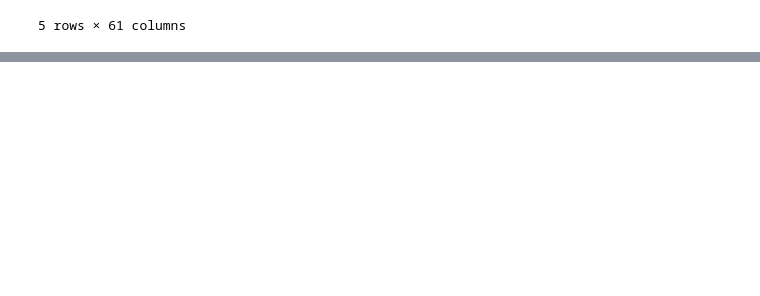
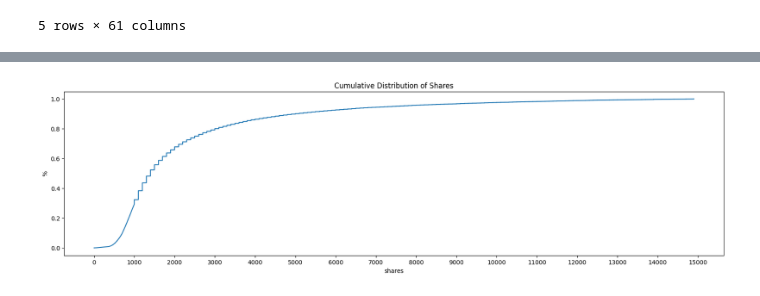
Before and after one commit to konyeinmg/online_news_popularity, a Jupyter notebook: online_news_popularity.ipynb, the cells around one changed output, grey strips where cells are left out. Cells and saved outputs as stored; diff of their text form; code cells hidden in the pictures; blank space fills up the shorter version.

```diff
--- a/online_news_popularity.ipynb
+++ b/online_news_popularity.ipynb
@@ -139,0 +191,13 @@ df2.head()
+# %%
+df_majority = df2[df2.shares < 15000]
+
+x, y = ecdf(df_majority.shares)
+
+plt.figure(figsize=(20,5))
+plt.plot(x, y)
+desc(title = "Cumulative Distribution of Shares"
+     , xlabel='shares'
+     , ylabel='%'
+    , xticks1 = range(0, 16000, 1000));
+# %% [output]
+[figure, added]
```
Also changed, not shown: parts of 9 cells of this notebook.
